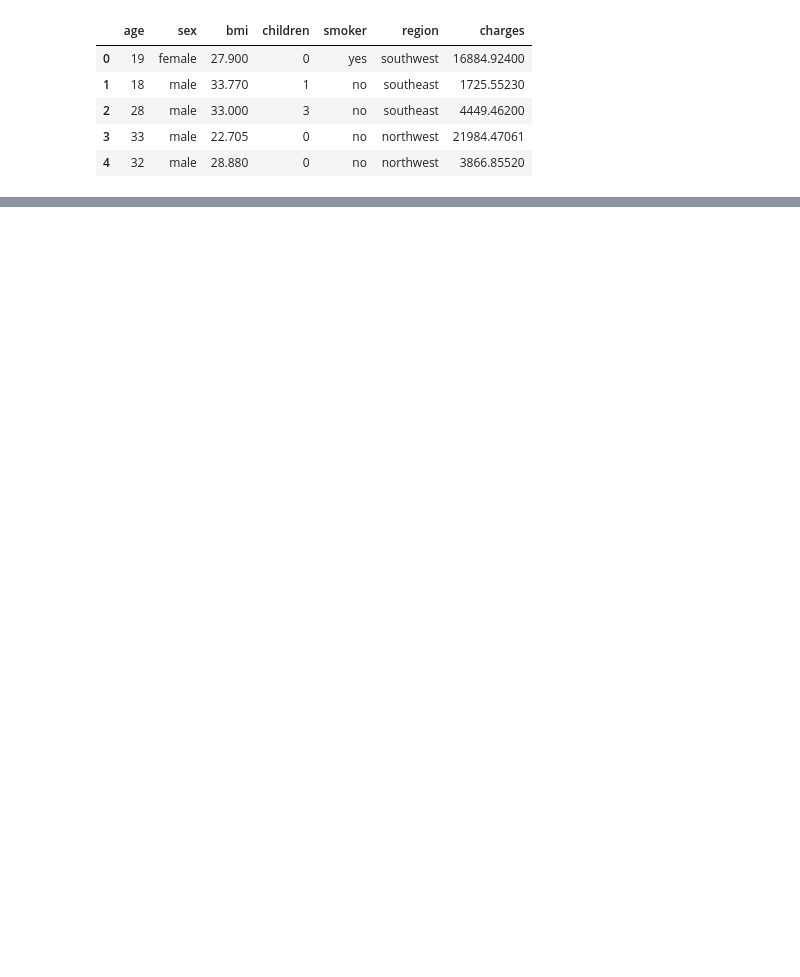
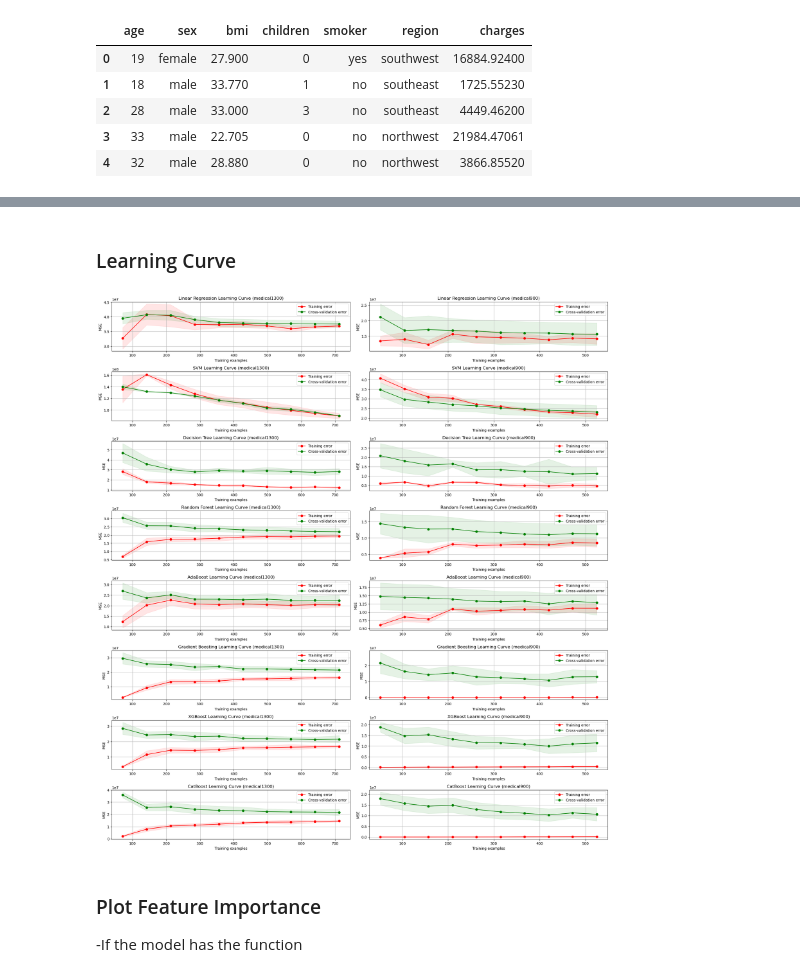
Before and after one commit to rizkyyusfian/Healthcare_Cost_Prediction, a Jupyter notebook: main.ipynb, the cells around one changed output, grey strips where cells are left out. Saved outputs shown, nothing was run; the diff lists cells and outputs as text; code cells hidden in the pictures; blank space fills up the shorter version.

```diff
--- a/main.ipynb
+++ b/main.ipynb
@@ -251,0 +427,9 @@ Baseline Root Mean Squared Error (RMSE): 10428.199030100852
+# %%
+# saved each metrics to pickle file
+for key, value in results_1300.items():
+    with open(f'metrics/{key}_1300.pkl', 'wb') as f:
+        pickle.dump(value, f)
+
+for key, value in results_900.items():
+    with open(f'metrics/{key}_900.pkl', 'wb') as f:
+        pickle.dump(value, f)
@@ -251,0 +504,2 @@ Baseline Root Mean Squared Error (RMSE): 10428.199030100852
+# %% [markdown]
+### Learning Curve
@@ -251,0 +540,55 @@ Baseline Root Mean Squared Error (RMSE): 10428.199030100852
+# %%
+# Function to plot learning curves
+def plot_learning_curve(estimator, X, y, title):
+    train_sizes, train_scores, test_scores = learning_curve(
+        estimator, X, y, cv=3, scoring='neg_mean_squared_error', n_jobs=-1,
+        train_sizes=np.linspace(0.1, 1.0, 10), random_state=42)
+
+    train_scores_mean = -train_scores.mean(axis=1)
+    train_scores_std = train_scores.std(axis=1)
+    test_scores_mean = -test_scores.mean(axis=1)
+    test_scores_std = test_scores.std(axis=1)
+
+    plt.title(title)
+    plt.xlabel("Training examples")
+    plt.ylabel("MSE")
+    plt.grid()
+
+    plt.fill_between(train_sizes, train_scores_mean - train_scores_std,
+                     train_scores_mean + train_scores_std, alpha=0.1,
+                     color="r")
+    plt.fill_between(train_sizes, test_scores_mean - test_scores_std,
+                     test_scores_mean + test_scores_std, alpha=0.1, color="g")
+    plt.plot(train_sizes, train_scores_mean, 'o-', color="r",
+             label="Training error")
+    plt.plot(train_sizes, test_scores_mean, 'o-', color="g",
+             label="Cross-validation error")
+
+    plt.legend(loc="best")
+    return plt
+
+plt.figure(figsize=(20, 24))
+
+model_names_1300 = [
+    'Linear Regression', 'SVM', 'Decision Tree', 'Random Forest',
+    'AdaBoost', 'Gradient Boosting', 'XGBoost', 'CatBoost'
+]
+for i, name in enumerate(model_names_1300, start=1):
+    plt.subplot(9, 2, i * 2 - 1)
+    plot_learning_curve(models_1300[name], X_train_1300, y_train_1300, f"{name} Learning Curve (medical1300)")
+
+model_names_900 = [
+    'Linear Regression', 'SVM', 'Decision Tree', 'Random Forest',
+    'AdaBoost', 'Gradient Boosting', 'XGBoost', 'CatBoost'
+]
+for i, name in enumerate(model_names_900, start=1):
+    plt.subplot(9, 2, i * 2)
+    plot_learning_curve(models_900[name], X_train_900, y_train_900, f"{name} Learning Curve (medical900)")
+
+plt.tight_layout()
+plt.show()
+# %% [output]
+[figure, added]
+# %% [markdown]
+### Plot Feature Importance
+-If the model has the function
```
Also changed, not shown: parts of 44 cells of this notebook, 1 other file.
